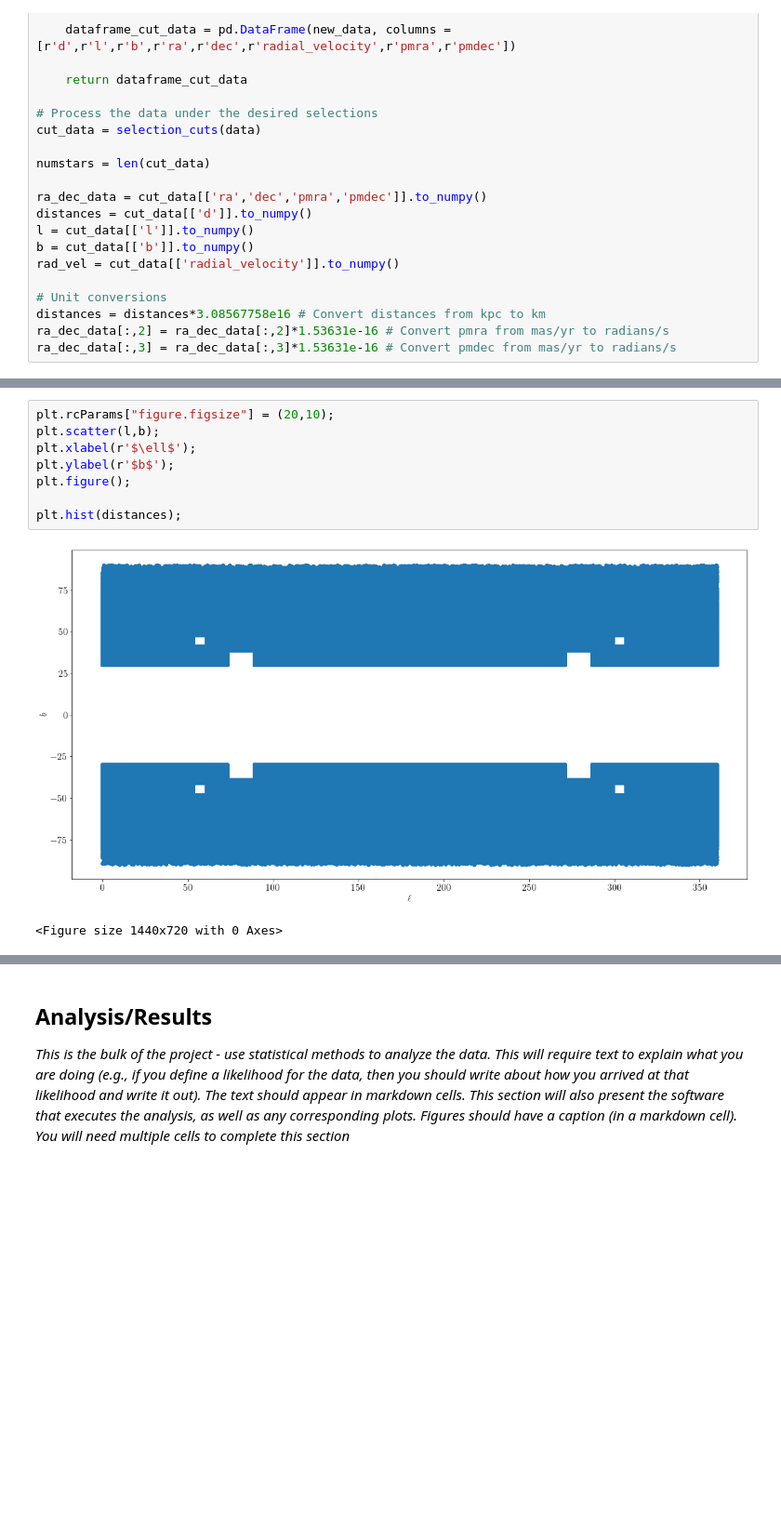
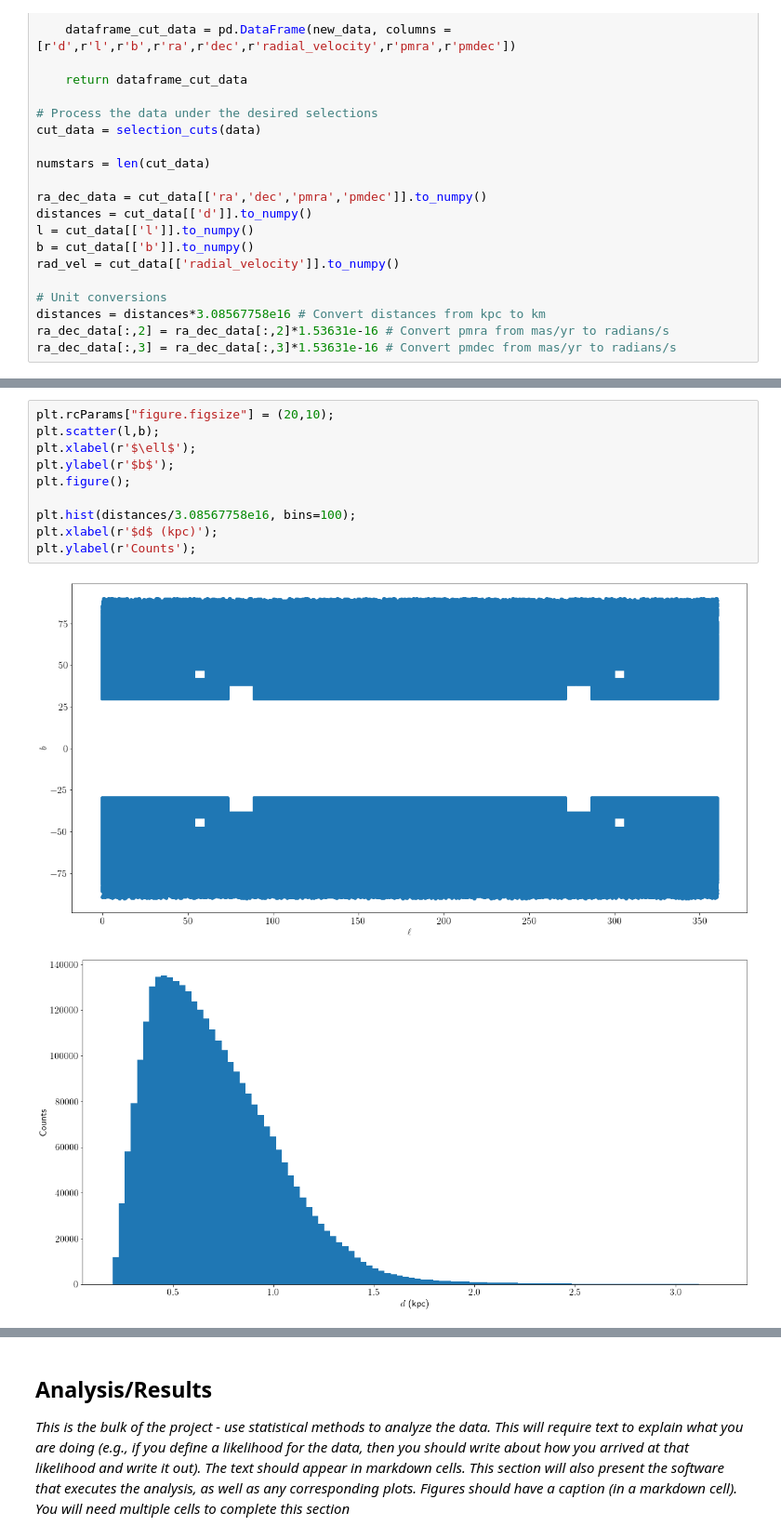
Before and after one commit to jharry99/Data-Analysis-Phys-441, a Jupyter notebook: Final Project - Josh Harry.ipynb, the cells around one changed output, grey strips where cells are left out. Shown at 93% size. Cells and saved outputs as stored; diff of their text form; blank space fills up the shorter version.

```diff
--- a/Final Project - Josh Harry.ipynb
+++ b/Final Project - Josh Harry.ipynb
@@ -177,14 +177,16 @@ The second plot shows the binned distances of the stars from Earth.
 # %%
 plt.rcParams["figure.figsize"] = (20,10);
 plt.scatter(l,b);
 plt.xlabel(r'$\ell$');
 plt.ylabel(r'$b$');
 plt.figure();
 
-plt.hist(distances);
+plt.hist(distances/3.08567758e16, bins=100);
+plt.xlabel(r'$d$ (kpc)');
+plt.ylabel(r'Counts');
 # %% [output]
 [figure]
-<Figure size 1440x720 with 0 Axes>
+[figure, added]
 # %% [markdown]
 ### Coordinate Transformations (Heliocentric -> LSR frame)
 For each star, the astrometric parameters we require from Gaia are equatorial right ascension ($\alpha$) and declination ($\delta$), galactocentric longitude ($\ell$) and latitude ($b$), parallax ($\varpi$), equatorial proper motions ($\mu_\alpha^\ast$ and $\mu_\delta$), and radial velocity ($v_r$).
```
Also changed, not shown: parts of 11 cells of this notebook.
